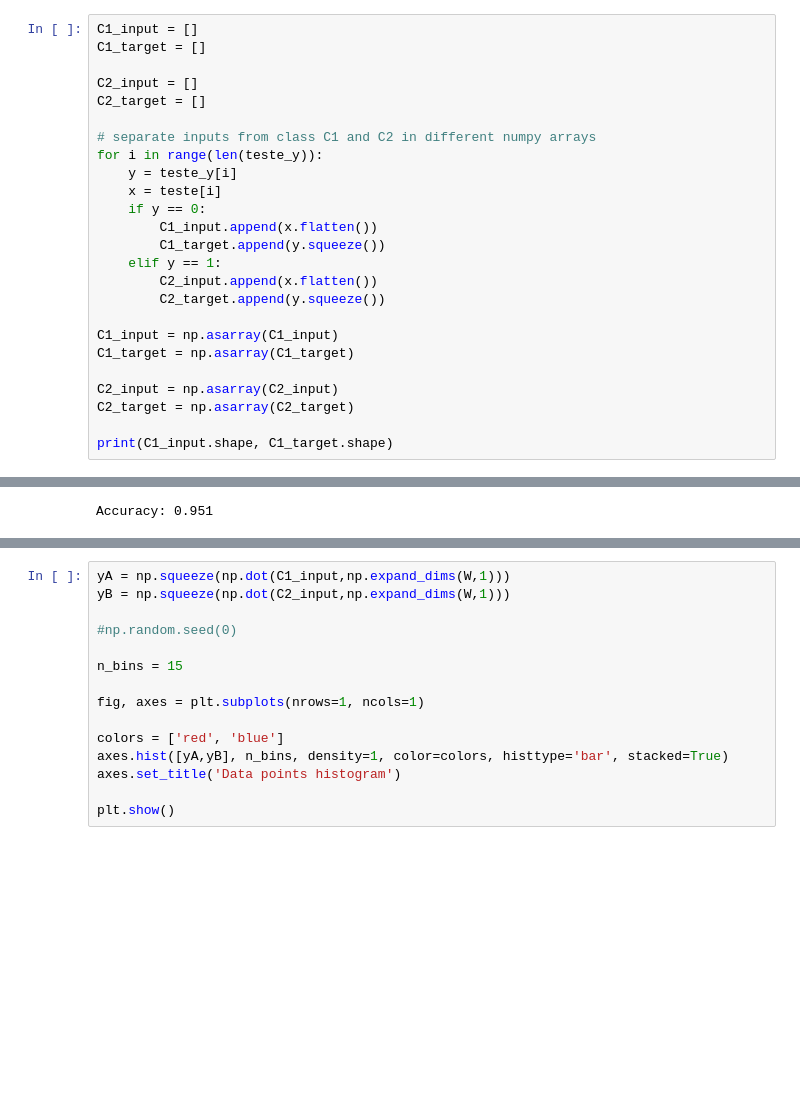
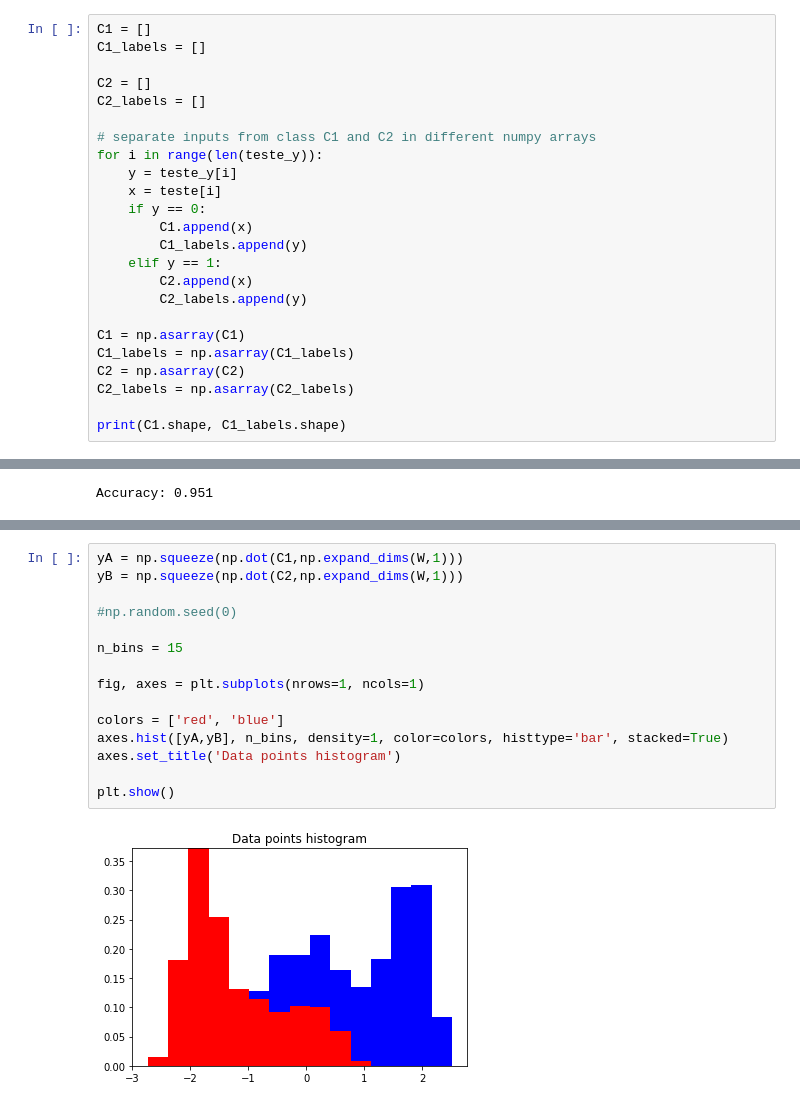
Before and after one commit to SamuelBFG/IA006, a Jupyter notebook: LinearClassification.ipynb, the cells around one changed output, grey strips where cells are left out. Cells and saved outputs as stored; diff of their text form; blank space fills up the shorter version.

```diff
--- a/LinearClassification.ipynb
+++ b/LinearClassification.ipynb
@@ -70,30 +70,29 @@ print("# of points from class C2:",N2)
 # of points from class C1: 500
 # of points from class C2: 500
 # %%
-C1_input = []
-C1_target = []
+C1 = []
+C1_labels = []
 
-C2_input = []
-C2_target = []
+C2 = []
+C2_labels = []
 
 # separate inputs from class C1 and C2 in different numpy arrays
 for i in range(len(teste_y)):
     y = teste_y[i]
     x = teste[i]
     if y == 0:
-        C1_input.append(x.flatten())
-        C1_target.append(y.squeeze())
+        C1.append(x)
+        C1_labels.append(y)
     elif y == 1:
-        C2_input.append(x.flatten())
-        C2_target.append(y.squeeze())
+        C2.append(x)
+        C2_labels.append(y)
 
-C1_input = np.asarray(C1_input)
-C1_target = np.asarray(C1_target)
+C1 = np.asarray(C1)
+C1_labels = np.asarray(C1_labels)
+C2 = np.asarray(C2)
+C2_labels = np.asarray(C2_labels)
 
-C2_input = np.asarray(C2_input)
-C2_target = np.asarray(C2_target)
-
-print(C1_input.shape, C1_target.shape)
+print(C1.shape, C1_labels.shape)
 # %% [output]
 (500, 2) (500,)
 # %%
@@ -233,15 +341,17 @@ plt.show()
 # %%
-yA = np.squeeze(np.dot(C1_input,np.expand_dims(W,1)))
-yB = np.squeeze(np.dot(C2_input,np.expand_dims(W,1)))
+yA = np.squeeze(np.dot(C1,np.expand_dims(W,1)))
+yB = np.squeeze(np.dot(C2,np.expand_dims(W,1)))
 
 #np.random.seed(0)
 
 n_bins = 15
 
 fig, axes = plt.subplots(nrows=1, ncols=1)
 
 colors = ['red', 'blue']
 axes.hist([yA,yB], n_bins, density=1, color=colors, histtype='bar', stacked=True)
 axes.set_title('Data points histogram')
 
 plt.show()
+# %% [output]
+[figure, added]
```
Also changed, not shown: parts of 13 cells of this notebook.
